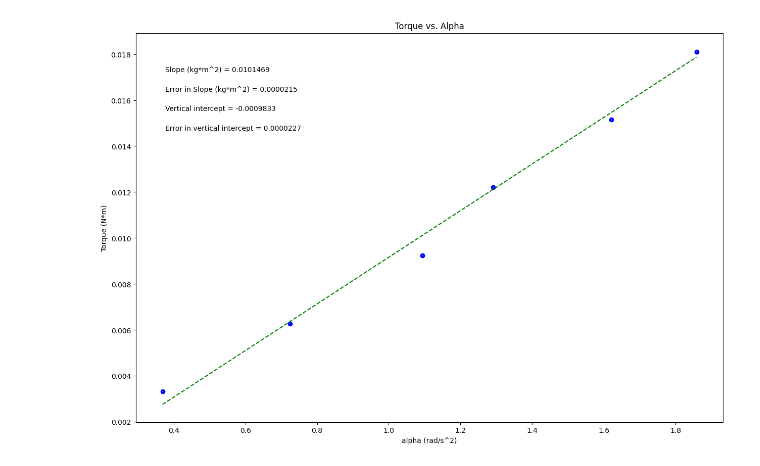
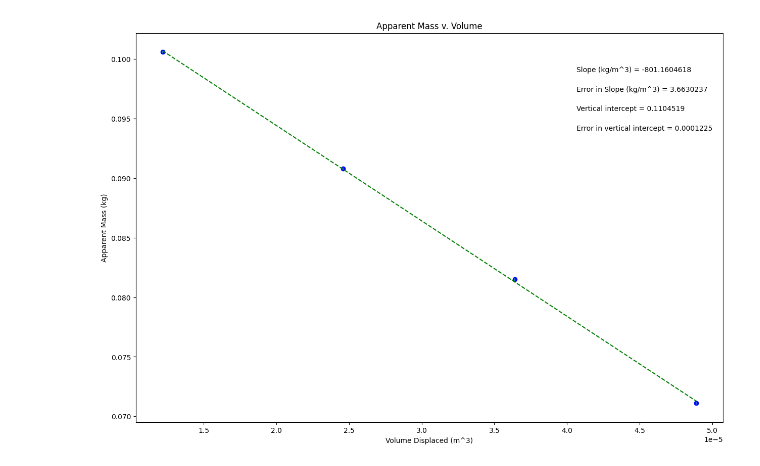
Before and after one commit to ZWakeland/PHSX-216N-Lab, a Jupyter notebook: PHSXlab_plotting_template.ipynb, the cells around one changed output. Saved outputs shown, nothing was run; the diff lists cells and outputs as text; code cells hidden in the pictures.

```diff
--- a/PHSXlab_plotting_template.ipynb
+++ b/PHSXlab_plotting_template.ipynb
@@ -19,33 +19,33 @@ import matplotlib.pyplot as plt
 #variable names should start with a letter and must contain only letters, numbers, and underscores
 
 
-alpha = np.array([0.369028007, 0.724876442, 1.093904448, 1.291598023, 1.621087315, 1.858319605])
+volume_displaced = np.array([0.0000121634, 0.0000245829, 0.0000364262, 0.0000489098])
 
-torque = np.array([0.003332712, 0.006275133, 0.009243843,0.012197541, 0.015146331, 0.018109535])
+apparent_mass = np.array([0.1006, 0.0908, 0.0815, 0.0711])
 
-err_torque = np.array([0.00002, 0.00002, 0.00002, 0.00003, 0.00003, 0.00004])
+err_apparent_mass = np.array([0.0001, 0.0001, 0.0001, 0.0001])
 
 
 
 #Re-assign variables as x, y, dy so that the remaining plotting code may remain generic
 #UPDATE VARIABLE NAMES (ON RHS OF EACH EQUAL SIGN) TO MATCH VARIABLE NAMES FOR DATA ABOVE
 
-x = alpha             #this should be the array you want to plot on the x axis
-y = torque             #this should be the array you want to plot on the y axis
-dy = err_torque        #this should be your error in y array
+x = volume_displaced             #this should be the array you want to plot on the x axis
+y = apparent_mass             #this should be the array you want to plot on the y axis
+dy = err_apparent_mass        #this should be your error in y array
 
 
 #UPDATE EACH OF THESE 4 STRINGS FOR YOUR PLOT LABELS AS YOU WANT THEM TO APPEAR
 
-plot_title= 'Torque vs. Alpha'
-x_label= 'alpha (rad/s^2)'
-y_label= 'Torque (N*m)'
-slope_units= 'kg*m^2'
+plot_title= 'Apparent Mass v. Volume'
+x_label= 'Volume Displaced (m^3)'
+y_label= 'Apparent Mass (kg)'
+slope_units= 'kg/m^3'
 
 #UPDATE ANNOTATION PLACEMENT SO IT'S OUT OF WAY OF PLOTTED DATA AND BEST FIT LINE
 #integer from 1 to 4, top R corner is 1 (counter-clockwise from there)
 
-annotation_placement=2
+annotation_placement=1
 
 
 #-----------------------------------------------------------------------#
@@ -92,31 +92,31 @@ elif annotation_placement==3 or annotation_placement==4:
 #Don't need to change anything in this section!
 
 #Plot data on graph. Plot error bars and place values for slope,
 #error in slope, and vertical intercept (plus error) on the plot using "annotate"
 
 plt.figure(figsize=(15,10))
 
 plt.plot(x, fit, color='green', linestyle='--')
 plt.scatter(x, y, color='blue', marker='o')
 
 plt.xlabel(x_label)
 plt.ylabel(y_label)
 plt.title(plot_title)
 
 plt.errorbar(x, y, yerr=dy, xerr=None, fmt="none") #don't need to plot x error bars
 
 plt.annotate('Slope ({}) = {value:.{digits}f}'.format(slope_units,value=m, digits=7),
              (xpos, ypos[0]), xycoords='axes fraction')
 
 plt.annotate('Error in Slope ({}) = {value:.{digits}f}'.format(slope_units,value=dm, digits=7),
              (xpos, ypos[1]), xycoords='axes fraction')
 
 plt.annotate('Vertical intercept = {value:.{digits}f}'.format(value=b, digits=7),
              (xpos, ypos[2]), xycoords='axes fraction')
 
 plt.annotate('Error in vertical intercept = {value:.{digits}f}'.format(value=db, digits=7),
              (xpos, ypos[3]), xycoords='axes fraction')
 
 plt.show()
 # %% [output]
-[figure, old version]
+[figure, new version]
```
